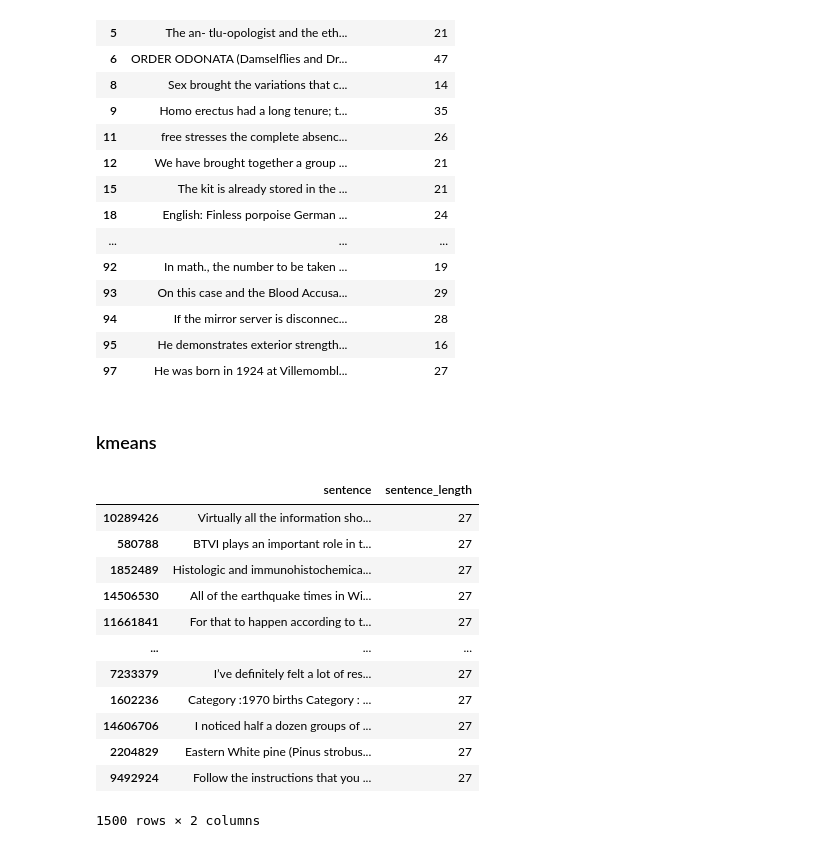
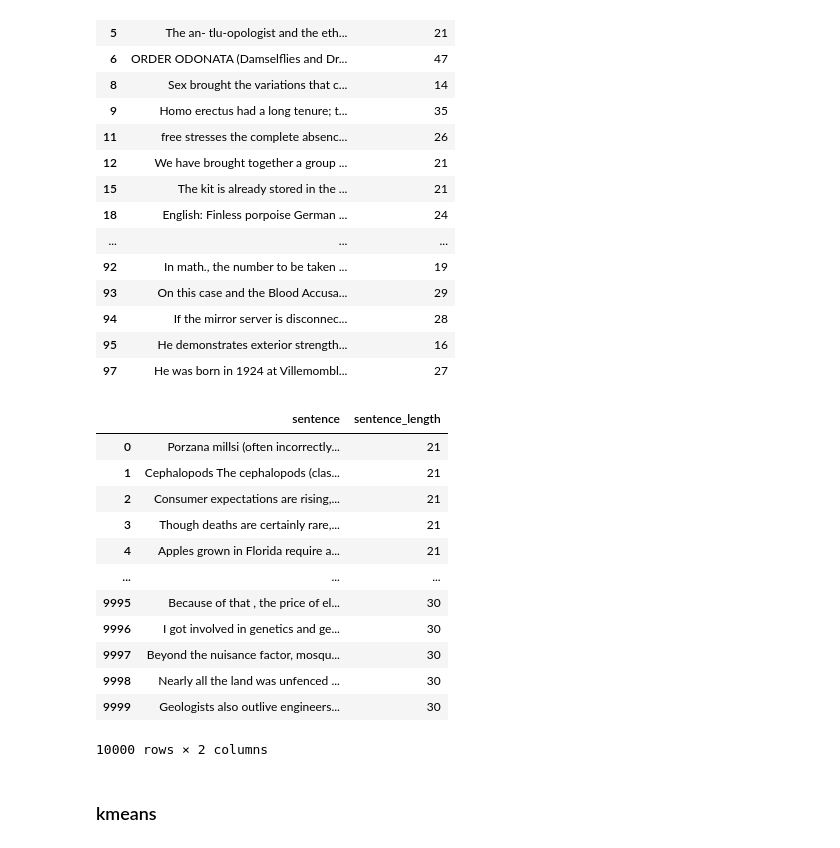
Before and after one commit to Dyouvrean/EECS595-Project, a Jupyter notebook: Preprocess Dataset.ipynb, the cells around one changed output. Cells and saved outputs as stored; diff of their text form; code cells hidden in the pictures.

```diff
--- a/Preprocess Dataset.ipynb
+++ b/Preprocess Dataset.ipynb
@@ -277,5 +286,2 @@ df_filtered
 # %%
 pd.set_option('display.max_colwidth', None)
-# %%
-df_filtered = df_filtered[~df_filtered['sentence'].str.contains("\?")]
-df_filtered
@@ -313,6 +305,24 @@ df_filtered.head(50)
 | 94 | If the mirror server is disconnec... | 28 |
 | 95 | He demonstrates exterior strength... | 16 |
 | 97 | He was born in 1924 at Villemombl... | 27 |
+# %%
+sampled_df = df_filtered.groupby('sentence_length').apply(lambda x: x.sample(1000)).reset_index(drop=True)
+# %%
+sampled_df
+# %% [output]
+|  | sentence | sentence_length |
+| 0 | Porzana millsi (often incorrectly... | 21 |
+| 1 | Cephalopods The cephalopods (clas... | 21 |
+| 2 | Consumer expectations are rising,... | 21 |
+| 3 | Though deaths are certainly rare,... | 21 |
+| 4 | Apples grown in Florida require a... | 21 |
+| ... | ... | ... |
+| 9995 | Because of that , the price of el... | 30 |
+| 9996 | I got involved in genetics and ge... | 30 |
+| 9997 | Beyond the nuisance factor, mosqu... | 30 |
+| 9998 | Nearly all the land was unfenced ... | 30 |
+| 9999 | Geologists also outlive engineers... | 30 |
+10000 rows × 2 columns
 # %% [markdown]
 ### kmeans
 # %%
@@ -356,16 +359,0 @@ final_ex=pd.concat([final_df,excluded.sample(n = 500)],axis = 0)
-# %%
-final_ex
-# %% [output]
-|  | sentence | sentence_length |
-| 10289426 | Virtually all the information sho... | 27 |
-| 580788 | BTVI plays an important role in t... | 27 |
-| 1852489 | Histologic and immunohistochemica... | 27 |
-| 14506530 | All of the earthquake times in Wi... | 27 |
-| 11661841 | For that to happen according to t... | 27 |
-| ... | ... | ... |
-| 7233379 | I’ve definitely felt a lot of res... | 27 |
-| 1602236 | Category :1970 births Category : ... | 27 |
-| 14606706 | I noticed half a dozen groups of ... | 27 |
-| 2204829 | Eastern White pine (Pinus strobus... | 27 |
-| 9492924 | Follow the instructions that you ... | 27 |
-1500 rows × 2 columns
```
Also changed, not shown: parts of 22 cells of this notebook, 1 other file.
